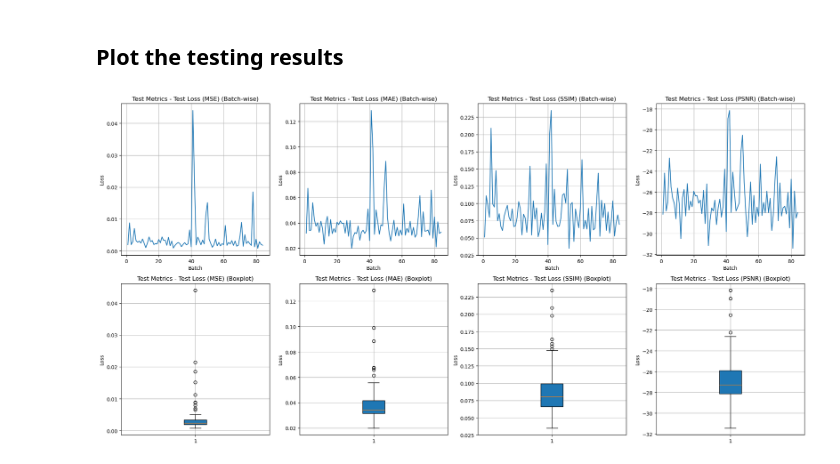
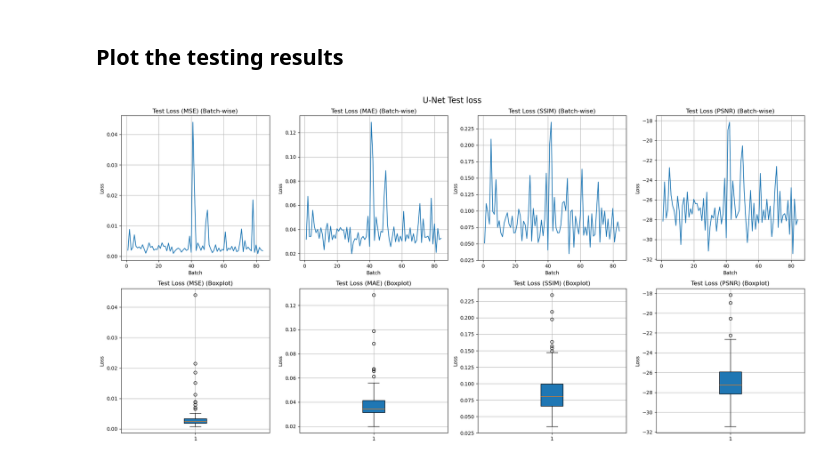
Before and after one commit to r-grun/stereo-recreation-from-anaglyphs, a Jupyter notebook: image_colorization/test_model.ipynb, the cells around one changed output. Cells and saved outputs as stored; diff of their text form; code cells hidden in the pictures.

```diff
--- a/image_colorization/test_model.ipynb
+++ b/image_colorization/test_model.ipynb
@@ -109,24 +109,27 @@ df = pd.read_csv(csv_path)
 # %%
 # Plot all metrics for each batch in a 2x4 grid
 metrics = df.columns[1:]  # Skip the 'Batch' column
 num_metrics = len(metrics)
 fig, axes = plt.subplots(2, 4, figsize=(20, 10))
 
+# Add the title
+fig.suptitle('U-Net Test loss', fontsize=16)
+
 for i, metric in enumerate(metrics):
     # Plot batch-wise metrics in the first row
     axes[0, i].plot(df['Batch'], df[metric])
     axes[0, i].set_xlabel('Batch')
     axes[0, i].set_ylabel('Loss')
-    axes[0, i].set_title(f'Test Metrics - {metric} (Batch-wise)')
+    axes[0, i].set_title(f'{metric} (Batch-wise)')
     axes[0, i].grid(True)
 
     # Plot boxplots in the second row
     axes[1, i].boxplot(df[metric], vert=True, patch_artist=True)
     axes[1, i].set_ylabel('Loss')
-    axes[1, i].set_title(f'Test Metrics - {metric} (Boxplot)')
+    axes[1, i].set_title(f'{metric} (Boxplot)')
     axes[1, i].grid(True)
 
 plt.tight_layout()
 plt.show()
 # %% [output]
-[figure, old version]
+[figure, new version]
```
Also changed, not shown: parts of 4 cells of this notebook, 1 other file.
